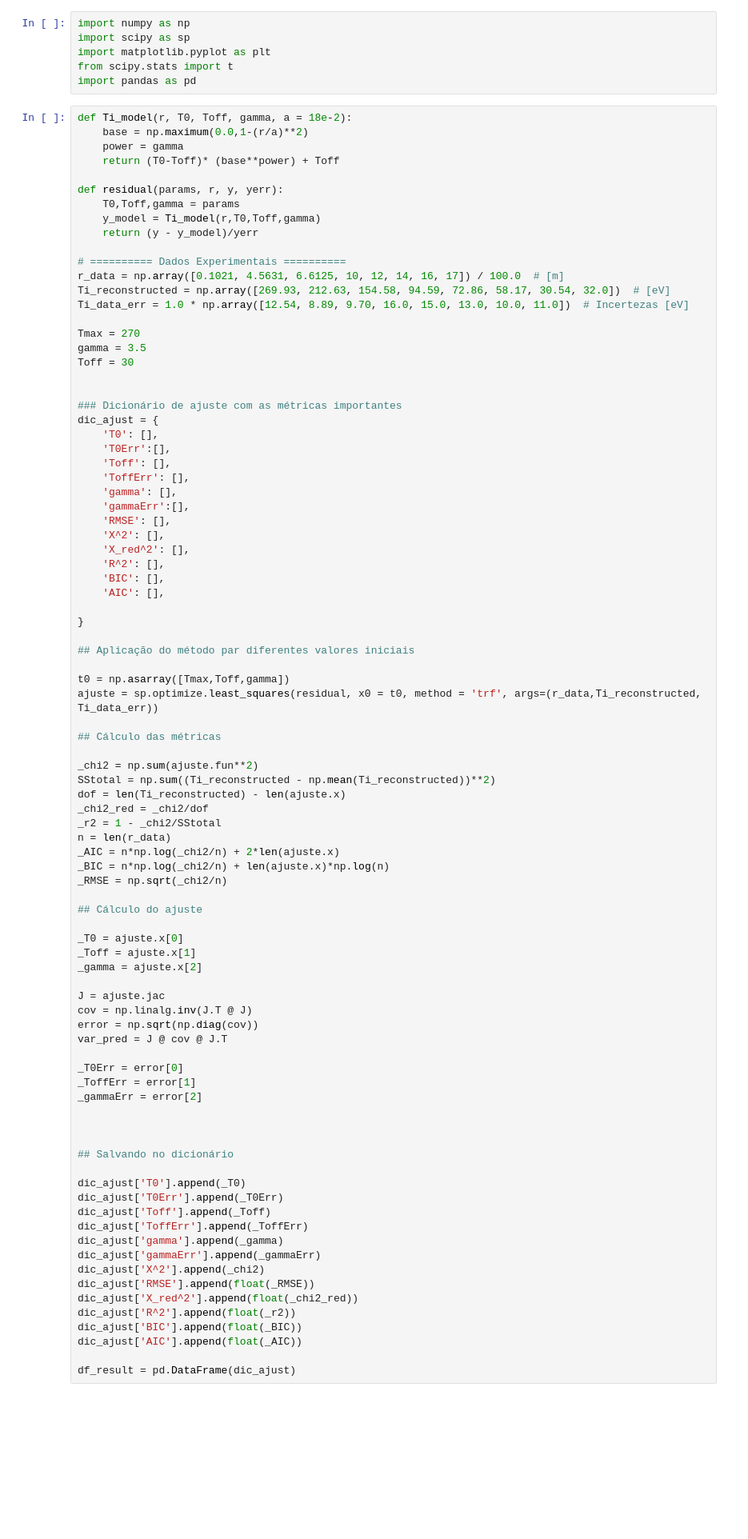
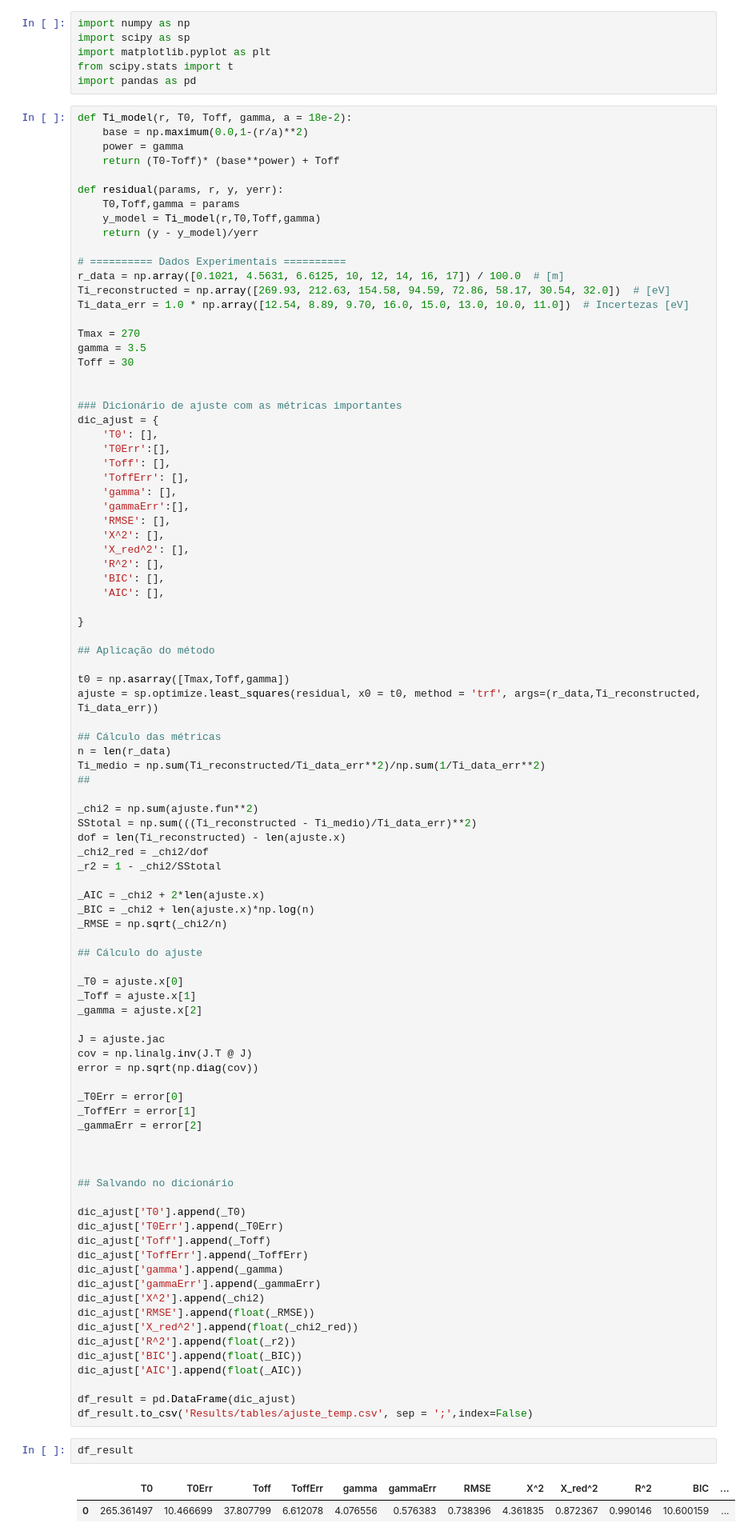
Before and after one commit to willwenner/doc_codes, a Jupyter notebook: Notebooks/Least_Squares/Ajustes.ipynb, the cells around one changed output. Shown at 80% size. Saved outputs shown, nothing was run; the diff lists cells and outputs as text; blank space fills up the shorter version.

```diff
--- a/Notebooks/Least_Squares/Ajustes.ipynb
+++ b/Notebooks/Least_Squares/Ajustes.ipynb
@@ -42,21 +42,24 @@ dic_ajust = {
 
 }
 
-## Aplicação do método par diferentes valores iniciais
+## Aplicação do método
 
 t0 = np.asarray([Tmax,Toff,gamma])
 ajuste = sp.optimize.least_squares(residual, x0 = t0, method = 'trf', args=(r_data,Ti_reconstructed, Ti_data_err))
 
 ## Cálculo das métricas
+n = len(r_data)
+Ti_medio = np.sum(Ti_reconstructed/Ti_data_err**2)/np.sum(1/Ti_data_err**2)
+##
 
 _chi2 = np.sum(ajuste.fun**2)
-SStotal = np.sum((Ti_reconstructed - np.mean(Ti_reconstructed))**2)
+SStotal = np.sum(((Ti_reconstructed - Ti_medio)/Ti_data_err)**2)
 dof = len(Ti_reconstructed) - len(ajuste.x)
 _chi2_red = _chi2/dof
 _r2 = 1 - _chi2/SStotal
-n = len(r_data)
-_AIC = n*np.log(_chi2/n) + 2*len(ajuste.x)
-_BIC = n*np.log(_chi2/n) + len(ajuste.x)*np.log(n)
+
+_AIC = _chi2 + 2*len(ajuste.x)
+_BIC = _chi2 + len(ajuste.x)*np.log(n)
 _RMSE = np.sqrt(_chi2/n)
 
 ## Cálculo do ajuste
@@ -68,7 +71,6 @@ _gamma = ajuste.x[2]
 J = ajuste.jac
 cov = np.linalg.inv(J.T @ J)
 error = np.sqrt(np.diag(cov))
-var_pred = J @ cov @ J.T
 
 _T0Err = error[0]
 _ToffErr = error[1]
@@ -92,6 +94,12 @@ dic_ajust['BIC'].append(float(_BIC))
 dic_ajust['AIC'].append(float(_AIC))
 
 df_result = pd.DataFrame(dic_ajust)
+df_result.to_csv('Results/tables/ajuste_temp.csv', sep = ';',index=False)
+# %%
+df_result
+# %% [output]
+|  | T0 | T0Err | Toff | ToffErr | gamma | gammaErr | RMSE | X^2 | X_red^2 | R^2 | BIC | ... |
+| 0 | 265.361497 | 10.466699 | 37.807799 | 6.612078 | 4.076556 | 0.576383 | 0.738396 | 4.361835 | 0.872367 | 0.990146 | 10.600159 | ... |
 # %%
 #### Intervalo de confiança
 
```
Also changed, not shown: parts of 8 cells of this notebook, 8 other files.
